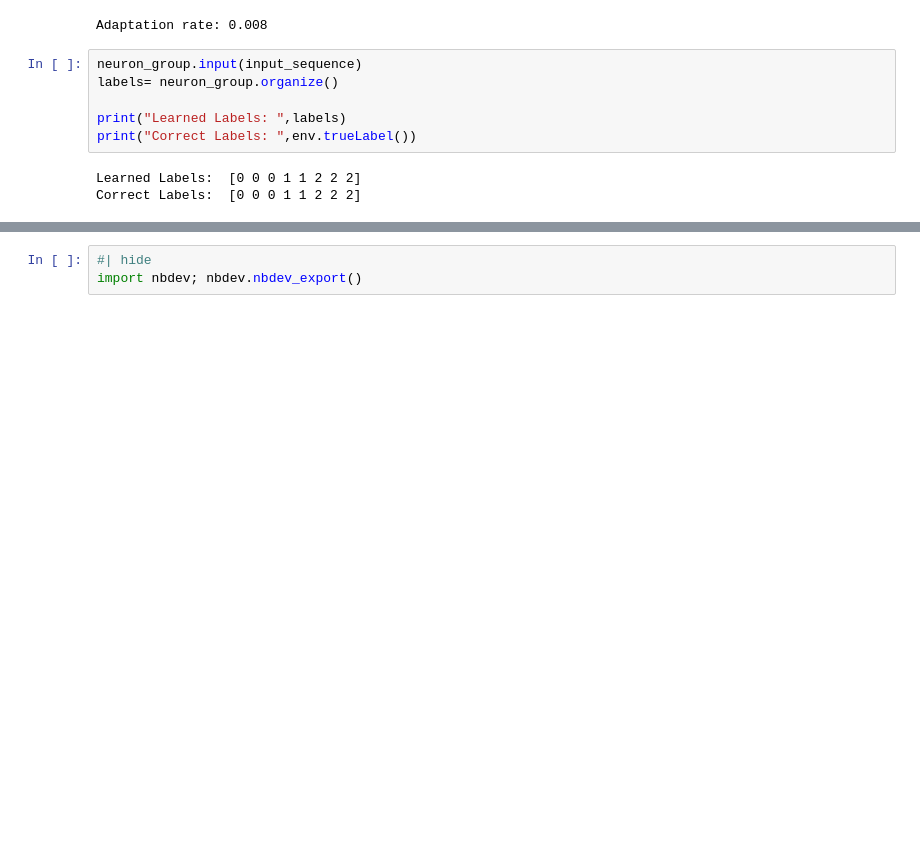
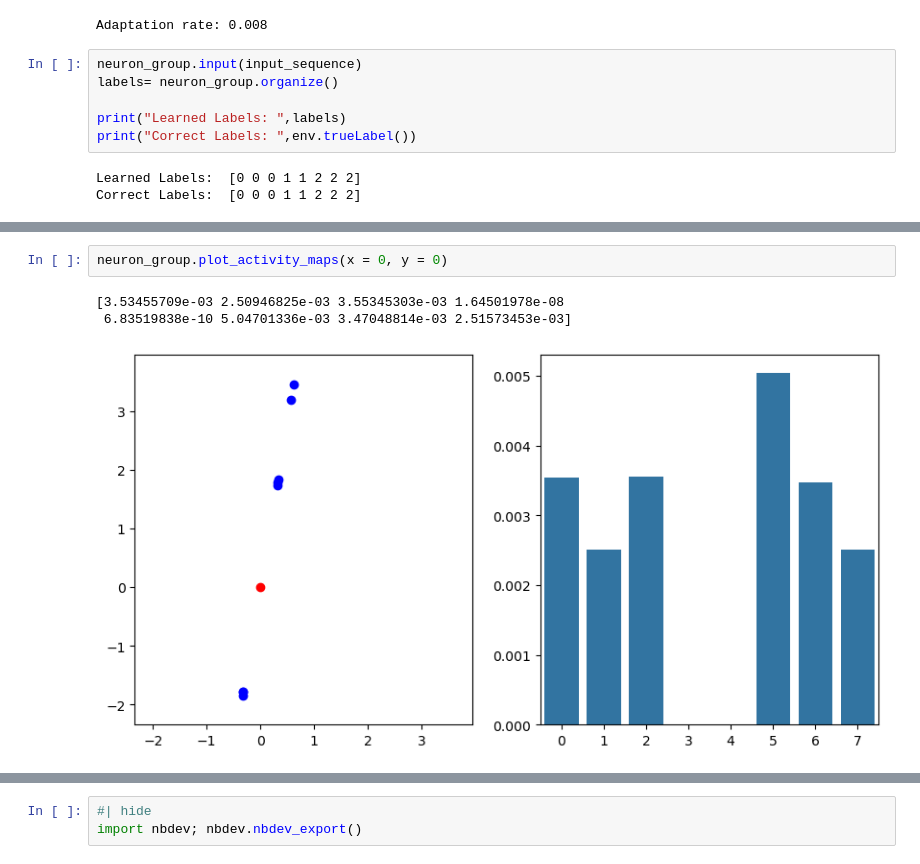
Before and after one commit to Loccret/SyncMap-Draft, a Jupyter notebook: nbs/00_core.ipynb, the cells around one changed output, grey strips where cells are left out. Drawn from its saved outputs; the diff is of its cells as text; blank space fills up the shorter version.

```diff
--- a/nbs/00_core.ipynb
+++ b/nbs/00_core.ipynb
@@ -202,0 +261,6 @@ env.plotSuperposed(input_class[:200], input_sequence[:200])
+# %%
+neuron_group.plot_activity_maps(x = 0, y = 0)
+# %% [output]
+[3.53455709e-03 2.50946825e-03 3.55345303e-03 1.64501978e-08
+ 6.83519838e-10 5.04701336e-03 3.47048814e-03 2.51573453e-03]
+[figure, added]
```
Also changed, not shown: parts of 16 cells of this notebook, 4 other files.
